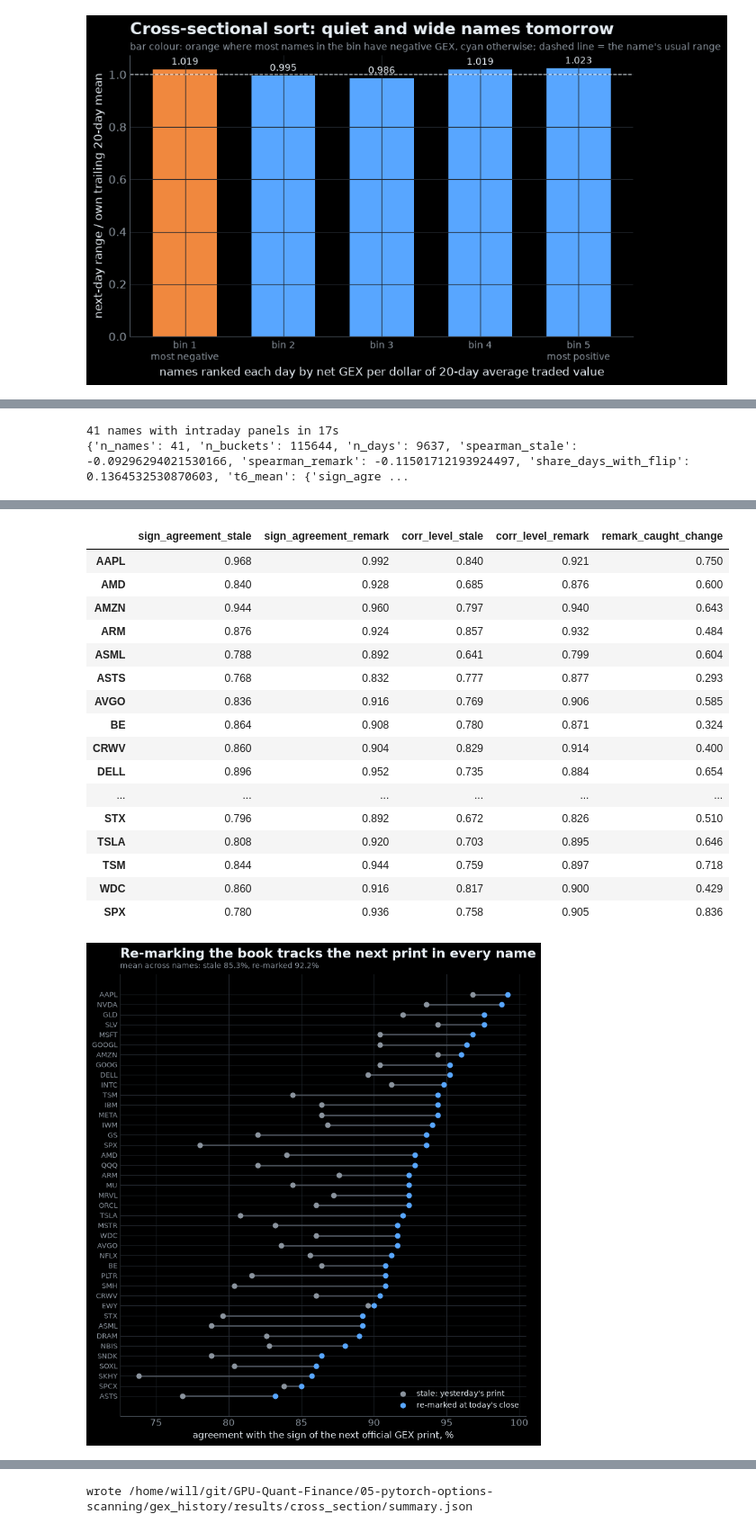
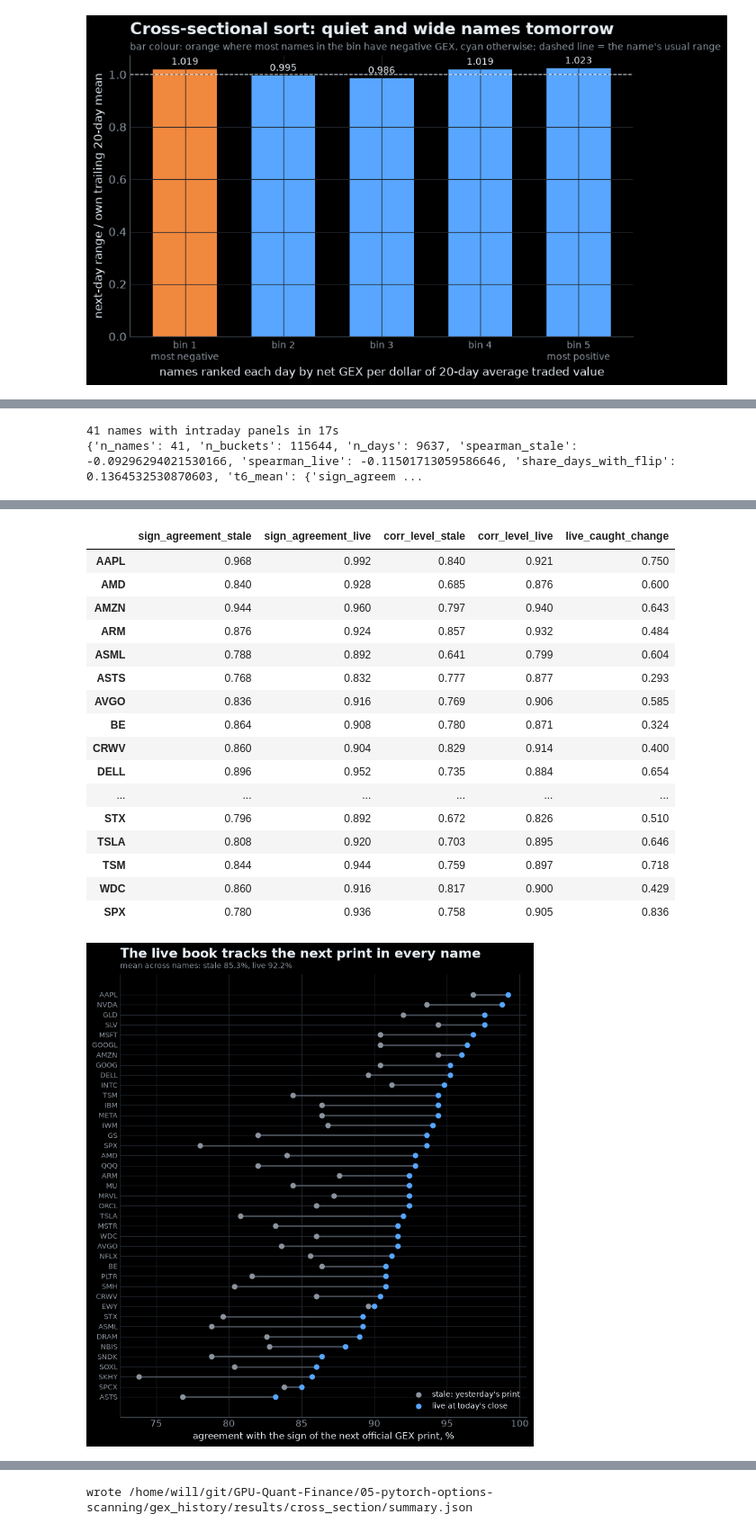
Before and after one commit to will-hill/GPU-Quant-Finance, a Jupyter notebook: 05-pytorch-options-scanning/gex_cross_section.ipynb, the cells around one changed output, grey strips where cells are left out. Shown at 90% size. Saved outputs shown, nothing was run; the diff lists cells and outputs as text; code cells hidden in the pictures.

```diff
--- a/05-pytorch-options-scanning/gex_cross_section.ipynb
+++ b/05-pytorch-options-scanning/gex_cross_section.ipynb
@@ -172,36 +178,36 @@ For each name with 1-minute bars: the previous close's book re-marked at each ha
 # %%
 t0 = time.perf_counter()
 intra = [r for r in (X.intraday_for_symbol(s) for s in names) if r is not None]
 pooled_intra = X.pooled_intraday(intra)
 print(f"{len(intra)} names with intraday panels in {time.perf_counter() - t0:.0f}s")
 print({k: v for k, v in pooled_intra.items() if k not in ("t6_by_name", "flip_vs_same")})
 display(pd.DataFrame(pooled_intra["flip_vs_same"]).T.style.format("{:.3f}"))
-_ = X.fig_remark_by_name(pooled_intra["t6_by_name"], G.FIGURES / "f13_remark_by_name.png")
+_ = X.fig_live_by_name(pooled_intra["t6_by_name"], G.FIGURES / "f13_live_by_name.png")
 pd.DataFrame(pooled_intra["t6_by_name"]).T.style.format("{:.3f}")
 # %% [output]
 41 names with intraday panels in 17s
-{'n_names': 41, 'n_buckets': 115644, 'n_days': 9637, 'spearman_stale': -0.09296294021530166, 'spearman_remark': -0.11501712193924497, 'share_days_with_flip': 0.1364532530870603, 't6_mean': {'sign_agre ...
+{'n_names': 41, 'n_buckets': 115644, 'n_days': 9637, 'spearman_stale': -0.09296294021530166, 'spearman_live': -0.11501713059586646, 'share_days_with_flip': 0.1364532530870603, 't6_mean': {'sign_agreem ...
 |  | n_flipped | n_same | next_range_adj_flipped | next_range_adj_same | diff | ci_lo | ci_hi | p_mwu |
 | prev_negative_flipped_positive | 4807.000 | 29501.000 | 1.108 | 1.265 | -0.157 | -0.176 | -0.137 | 0.000 |
 | prev_positive_flipped_negative | 5582.000 | 75754.000 | 1.228 | 1.098 | 0.130 | 0.114 | 0.147 | 0.000 |
-|  | sign_agreement_stale | sign_agreement_remark | corr_level_stale | corr_level_remark | remark_caught_change |
+|  | sign_agreement_stale | sign_agreement_live | corr_level_stale | corr_level_live | live_caught_change |
 | AAPL | 0.968 | 0.992 | 0.840 | 0.921 | 0.750 |
 | AMD | 0.840 | 0.928 | 0.685 | 0.876 | 0.600 |
 | AMZN | 0.944 | 0.960 | 0.797 | 0.940 | 0.643 |
 | ARM | 0.876 | 0.924 | 0.857 | 0.932 | 0.484 |
 | ASML | 0.788 | 0.892 | 0.641 | 0.799 | 0.604 |
 | ASTS | 0.768 | 0.832 | 0.777 | 0.877 | 0.293 |
 | AVGO | 0.836 | 0.916 | 0.769 | 0.906 | 0.585 |
 | BE | 0.864 | 0.908 | 0.780 | 0.871 | 0.324 |
 | CRWV | 0.860 | 0.904 | 0.829 | 0.914 | 0.400 |
 | DELL | 0.896 | 0.952 | 0.735 | 0.884 | 0.654 |
 | ... | ... | ... | ... | ... | ... |
 | STX | 0.796 | 0.892 | 0.672 | 0.826 | 0.510 |
 | TSLA | 0.808 | 0.920 | 0.703 | 0.895 | 0.646 |
 | TSM | 0.844 | 0.944 | 0.759 | 0.897 | 0.718 |
 | WDC | 0.860 | 0.916 | 0.817 | 0.900 | 0.429 |
 | SPX | 0.780 | 0.936 | 0.758 | 0.905 | 0.836 |
-[figure, old version]
+[figure, new version]
 # %% [markdown]
 ## Whether GEX separates names from each other on the same day
 
```
Also changed, not shown: parts of 7 cells of this notebook, 31 other files.
